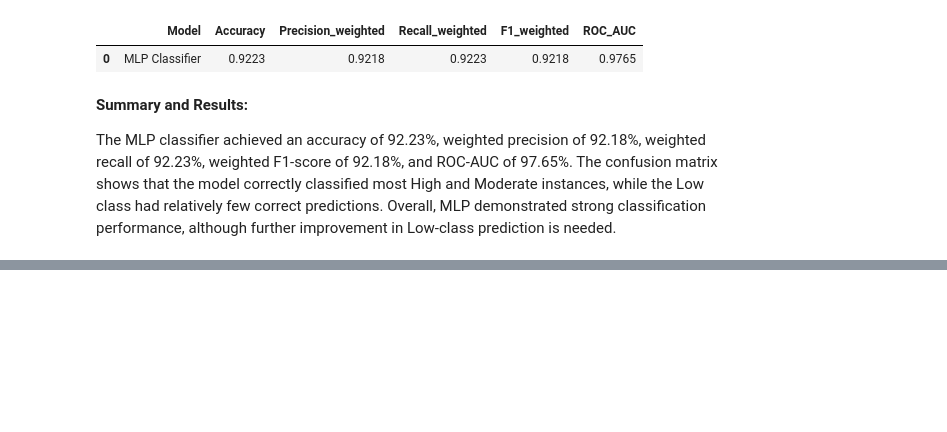
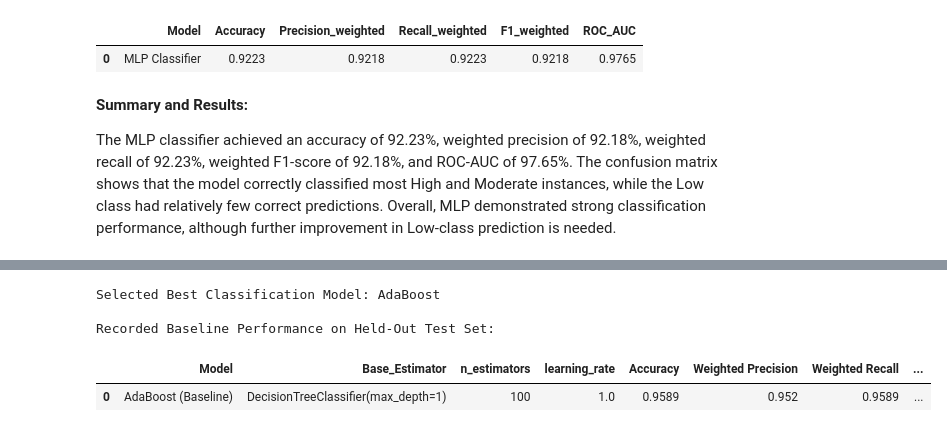
Before and after one commit to MohithKumar128/ML-301, a Jupyter notebook: notebooks/classification.ipynb, the cells around one changed output, grey strips where cells are left out. Drawn from its saved outputs; the diff is of its cells as text; code cells hidden in the pictures; blank space fills up the shorter version.

```diff
--- a/notebooks/classification.ipynb
+++ b/notebooks/classification.ipynb
@@ -2513,0 +2613,28 @@ The MLP classifier achieved an accuracy of 92.23%, weighted precision of 92.18%,
+# %%
+# Select the best-performing classifier and record its baseline performance
+
+best_row = classification_comparison.loc[
+    classification_comparison["Weighted F1-score"].idxmax()
+]
+
+baseline_ada_record = pd.DataFrame({
+    "Model": [f"{best_row['Model']} (Baseline)"],
+    "Base_Estimator": ["DecisionTreeClassifier(max_depth=1)"],
+    "n_estimators": [100],
+    "learning_rate": [1.0],
+    "Accuracy": [float(best_row["Accuracy"])],
+    "Weighted Precision": [float(best_row["Weighted Precision"])],
+    "Weighted Recall": [float(best_row["Weighted Recall"])],
+    "Weighted F1-score": [float(best_row["Weighted F1-score"])],
+    "ROC-AUC": [float(best_row["ROC-AUC"])]
+})
+
+print("Selected Best Classification Model:", best_row["Model"])
+print("\nRecorded Baseline Performance on Held-Out Test Set:")
+display(baseline_ada_record.round(4))
+# %% [output]
+Selected Best Classification Model: AdaBoost
+
+Recorded Baseline Performance on Held-Out Test Set:
+|  | Model | Base_Estimator | n_estimators | learning_rate | Accuracy | Weighted Precision | Weighted Recall | ... |
+| 0 | AdaBoost (Baseline) | DecisionTreeClassifier(max_depth=1) | 100 | 1.0 | 0.9589 | 0.952 | 0.9589 | ... |
```
Also changed, not shown: parts of 3 cells of this notebook.
